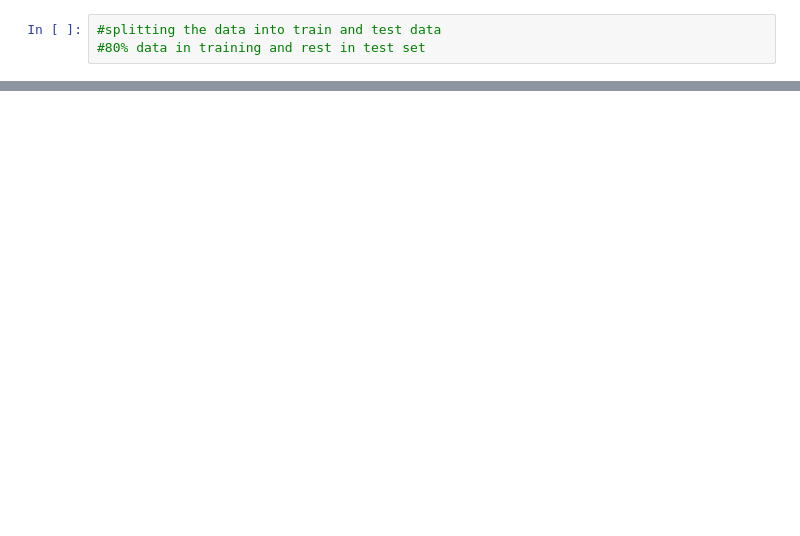
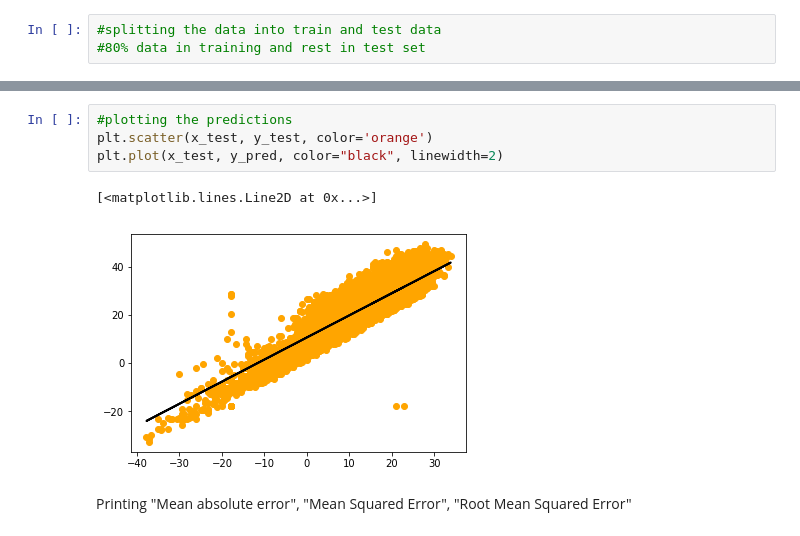
Before and after one commit to rajneesh44/Machine_Learning_models, a Jupyter notebook: LinearRegression_using_sklearn.ipynb, the cells around one changed output, grey strips where cells are left out. Drawn from its saved outputs; the diff is of its cells as text; blank space fills up the shorter version.

```diff
--- a/LinearRegression_using_sklearn.ipynb
+++ b/LinearRegression_using_sklearn.ipynb
@@ -67,0 +109,9 @@ ValueError: Found input variables with inconsistent numbers of samples: [95232,
+# %%
+#plotting the predictions
+plt.scatter(x_test, y_test, color='orange')
+plt.plot(x_test, y_pred, color="black", linewidth=2)
+# %% [output]
+[<matplotlib.lines.Line2D at 0x...>]
+[figure, added]
+# %% [markdown]
+Printing "Mean absolute error", "Mean Squared Error", "Root Mean Squared Error"
```
Also changed, not shown: parts of 10 cells of this notebook.
